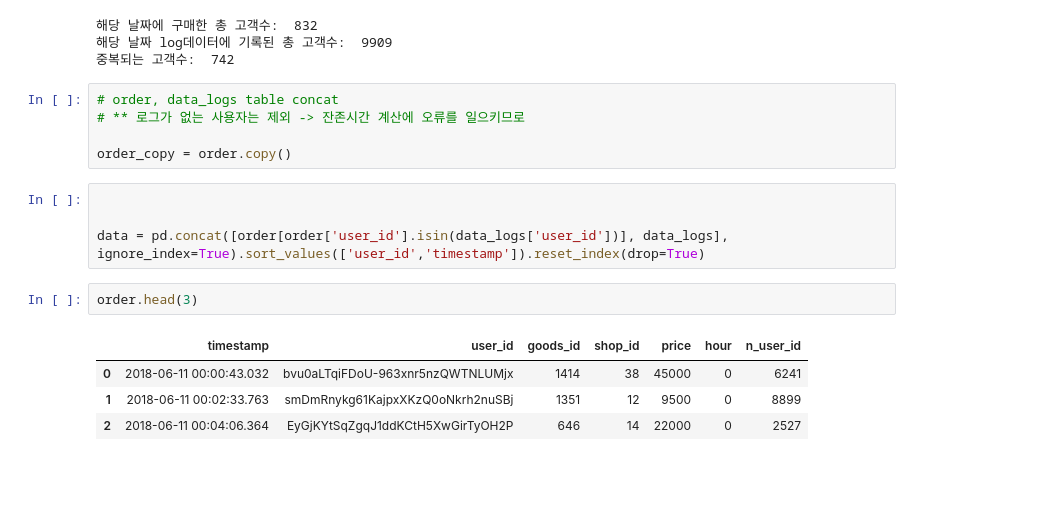
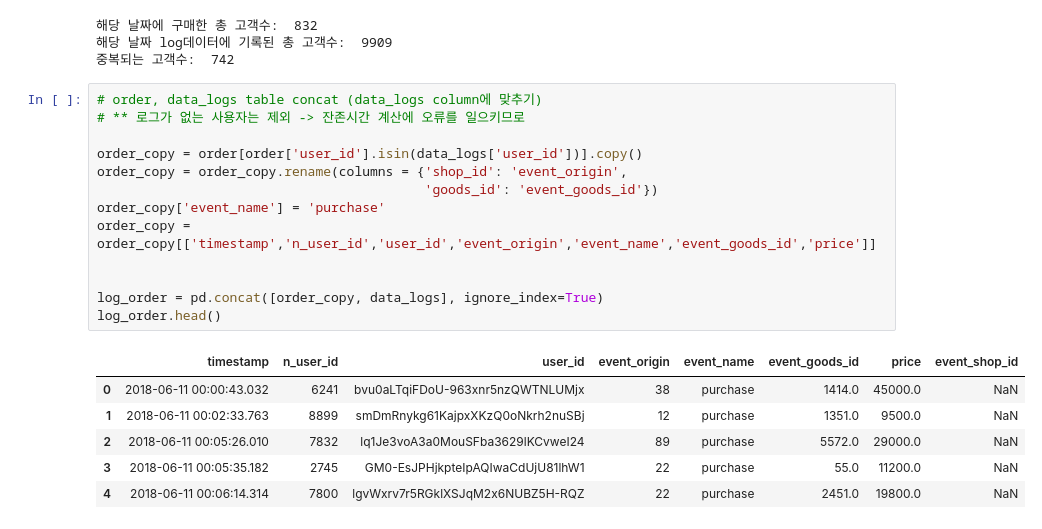
Before and after one commit to hyunjjin/proj_class, a Jupyter notebook: Level4_zigzag.ipynb, the cells around one changed output. Drawn from its saved outputs; the diff is of its cells as text; blank space fills up the shorter version.

```diff
--- a/Level4_zigzag.ipynb
+++ b/Level4_zigzag.ipynb
@@ -473,18 +473,22 @@ print('중복되는 고객수: ', len(set(order['user_id']) & set(data_logs['use
 해당 날짜 log데이터에 기록된 총 고객수:  9909
 중복되는 고객수:  742
 # %%
-# order, data_logs table concat
+# order, data_logs table concat (data_logs column에 맞추기)
 # ** 로그가 없는 사용자는 제외 -> 잔존시간 계산에 오류를 일으키므로
 
-order_copy = order.copy()
+order_copy = order[order['user_id'].isin(data_logs['user_id'])].copy()
+order_copy = order_copy.rename(columns = {'shop_id': 'event_origin',
+                                          'goods_id': 'event_goods_id'})
+order_copy['event_name'] = 'purchase'
+order_copy = order_copy[['timestamp','n_user_id','user_id','event_origin','event_name','event_goods_id','price']]
+
+
+log_order = pd.concat([order_copy, data_logs], ignore_index=True)
+log_order.head()
+# %% [output]
+|  | timestamp | n_user_id | user_id | event_origin | event_name | event_goods_id | price | event_shop_id |
+| 0 | 2018-06-11 00:00:43.032 | 6241 | bvu0aLTqiFDoU-963xnr5nzQWTNLUMjx | 38 | purchase | 1414.0 | 45000.0 | NaN |
+| 1 | 2018-06-11 00:02:33.763 | 8899 | smDmRnykg61KajpxXKzQ0oNkrh2nuSBj | 12 | purchase | 1351.0 | 9500.0 | NaN |
+| 2 | 2018-06-11 00:05:26.010 | 7832 | lq1Je3voA3a0MouSFba3629lKCvweI24 | 89 | purchase | 5572.0 | 29000.0 | NaN |
+| 3 | 2018-06-11 00:05:35.182 | 2745 | GM0-EsJPHjkpteIpAQIwaCdUjU81lhW1 | 22 | purchase | 55.0 | 11200.0 | NaN |
+| 4 | 2018-06-11 00:06:14.314 | 7800 | lgvWxrv7r5RGklXSJqM2x6NUBZ5H-RQZ | 22 | purchase | 2451.0 | 19800.0 | NaN |
-# %%
-
-
-data = pd.concat([order[order['user_id'].isin(data_logs['user_id'])], data_logs], ignore_index=True).sort_values(['user_id','timestamp']).reset_index(drop=True)
-# %%
-order.head(3)
-# %% [output]
-|  | timestamp | user_id | goods_id | shop_id | price | hour | n_user_id |
-| 0 | 2018-06-11 00:00:43.032 | bvu0aLTqiFDoU-963xnr5nzQWTNLUMjx | 1414 | 38 | 45000 | 0 | 6241 |
-| 1 | 2018-06-11 00:02:33.763 | smDmRnykg61KajpxXKzQ0oNkrh2nuSBj | 1351 | 12 | 9500 | 0 | 8899 |
-| 2 | 2018-06-11 00:04:06.364 | EyGjKYtSqZgqJ1ddKCtH5XwGirTyOH2P | 646 | 14 | 22000 | 0 | 2527 |
```
Also changed, not shown: parts of 7 cells of this notebook, 1 other file.
